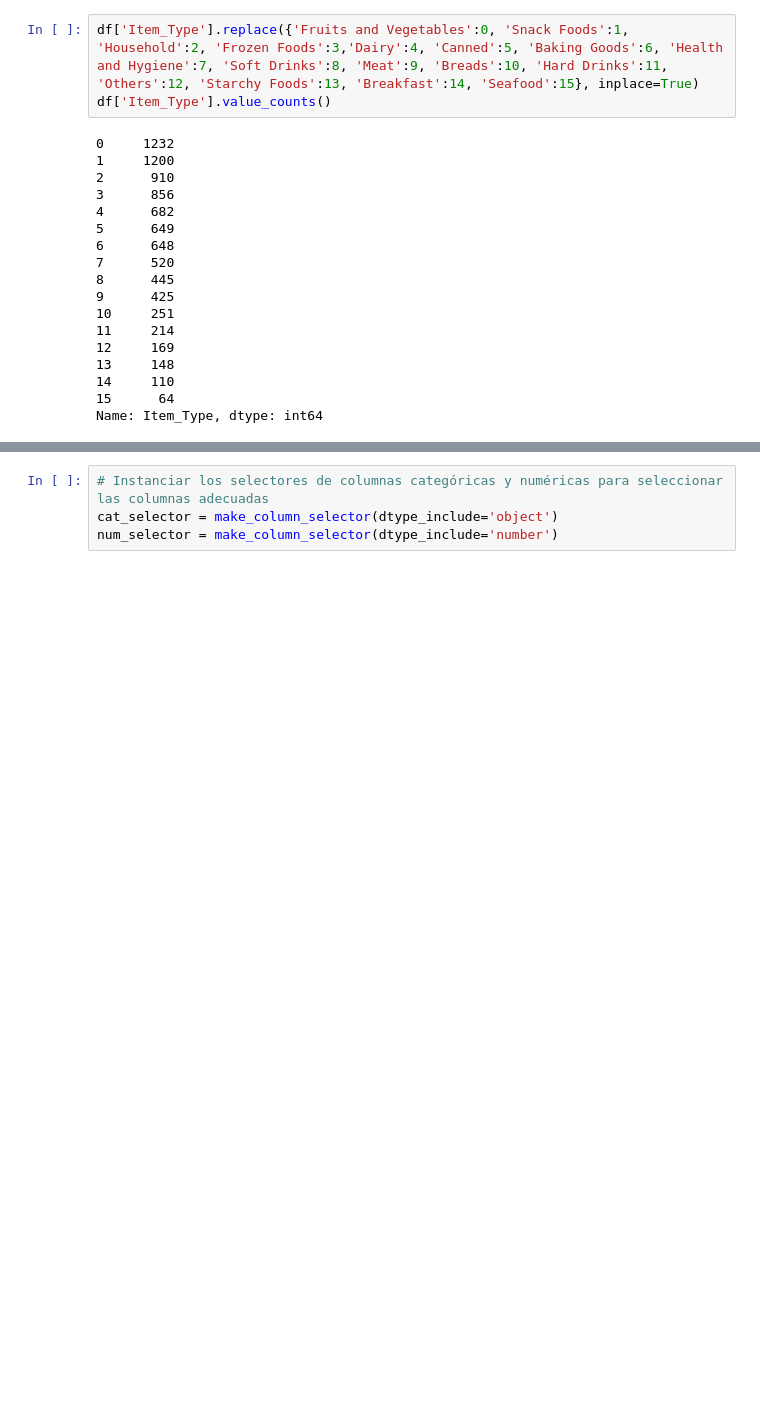
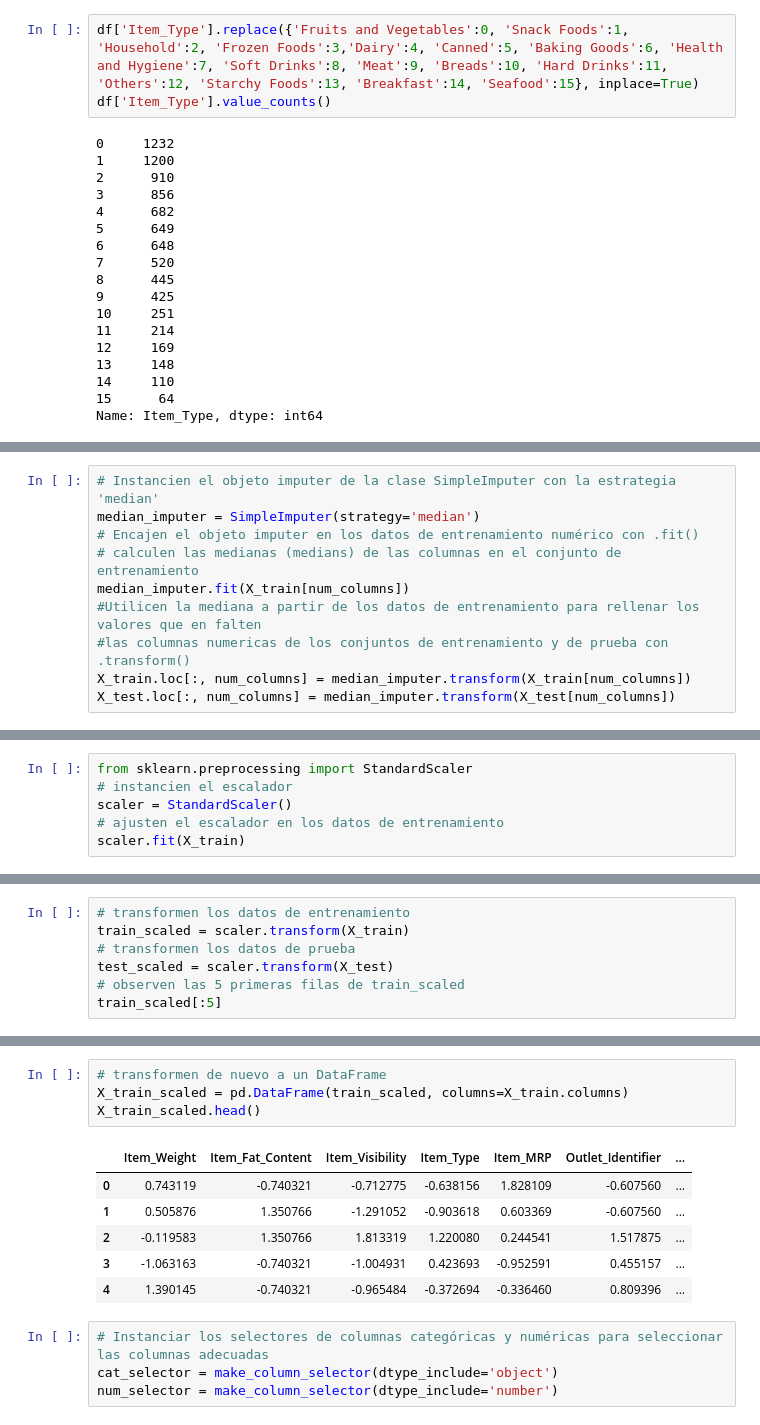
Before and after one commit to cristiank1038/predicciones-ventas-alimenticias, a Jupyter notebook: Actividad_sales_predictions.ipynb, the cells around one changed output, grey strips where cells are left out. Saved outputs shown, nothing was run; the diff lists cells and outputs as text; blank space fills up the shorter version.

```diff
--- a/Actividad_sales_predictions.ipynb
+++ b/Actividad_sales_predictions.ipynb
@@ -692,0 +733,10 @@ X_train, X_test, y_train, y_test = train_test_split(X, y, random_state=42)
+# %%
+# Instancien el objeto imputer de la clase SimpleImputer con la estrategia 'median'
+median_imputer = SimpleImputer(strategy='median')
+# Encajen el objeto imputer en los datos de entrenamiento numérico con .fit()
+# calculen las medianas (medians) de las columnas en el conjunto de entrenamiento
+median_imputer.fit(X_train[num_columns])
+#Utilicen la mediana a partir de los datos de entrenamiento para rellenar los valores que en falten
+#las columnas numericas de los conjuntos de entrenamiento y de prueba con  .transform()
+X_train.loc[:, num_columns] = median_imputer.transform(X_train[num_columns])
+X_test.loc[:, num_columns] = median_imputer.transform(X_test[num_columns])
@@ -692,0 +762,6 @@ X_train, X_test, y_train, y_test = train_test_split(X, y, random_state=42)
+# %%
+from sklearn.preprocessing import StandardScaler
+# instancien el escalador
+scaler = StandardScaler()
+# ajusten el escalador en los datos de entrenamiento
+scaler.fit(X_train)
@@ -692,0 +770,7 @@ X_train, X_test, y_train, y_test = train_test_split(X, y, random_state=42)
+# %%
+# transformen los datos de entrenamiento
+train_scaled = scaler.transform(X_train)
+# transformen los datos de prueba
+test_scaled = scaler.transform(X_test)
+# observen las 5 primeras filas de train_scaled
+train_scaled[:5]
@@ -693,3 +788,14 @@ X_train, X_test, y_train, y_test = train_test_split(X, y, random_state=42)
+# %%
+# transformen de nuevo a un DataFrame
+X_train_scaled = pd.DataFrame(train_scaled, columns=X_train.columns)
+X_train_scaled.head()
+# %% [output]
+|  | Item_Weight | Item_Fat_Content | Item_Visibility | Item_Type | Item_MRP | Outlet_Identifier | ... |
+| 0 | 0.743119 | -0.740321 | -0.712775 | -0.638156 | 1.828109 | -0.607560 | ... |
+| 1 | 0.505876 | 1.350766 | -1.291052 | -0.903618 | 0.603369 | -0.607560 | ... |
+| 2 | -0.119583 | 1.350766 | 1.813319 | 1.220080 | 0.244541 | 1.517875 | ... |
+| 3 | -1.063163 | -0.740321 | -1.004931 | 0.423693 | -0.952591 | 0.455157 | ... |
+| 4 | 1.390145 | -0.740321 | -0.965484 | -0.372694 | -0.336460 | 0.809396 | ... |
 # %%
 # Instanciar los selectores de columnas categóricas y numéricas para seleccionar las columnas adecuadas
 cat_selector = make_column_selector(dtype_include='object')
```
Also changed, not shown: parts of 31 cells of this notebook.
